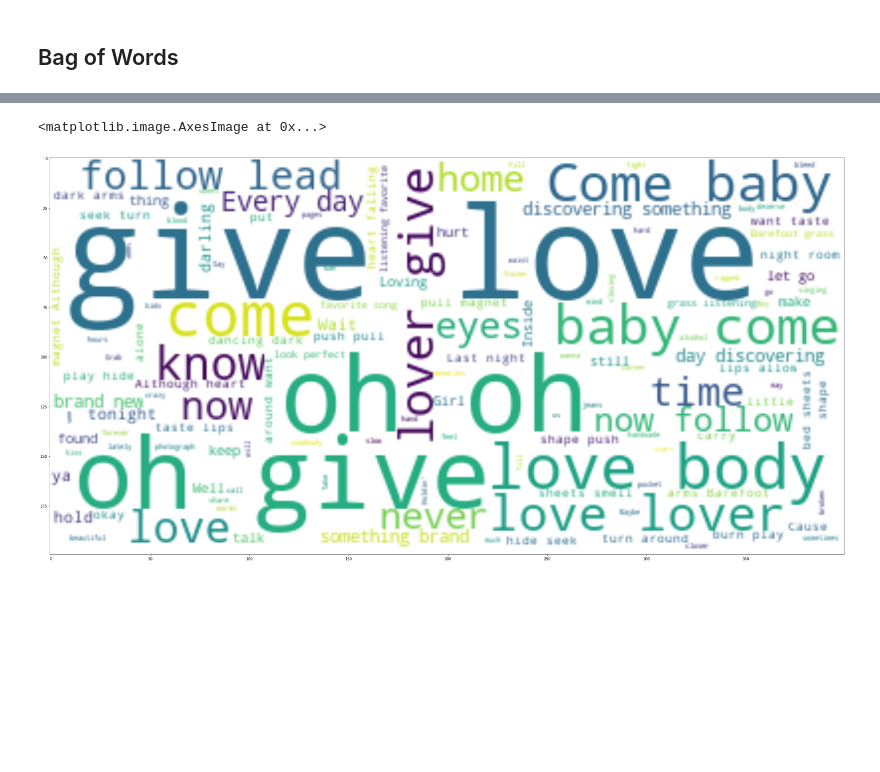
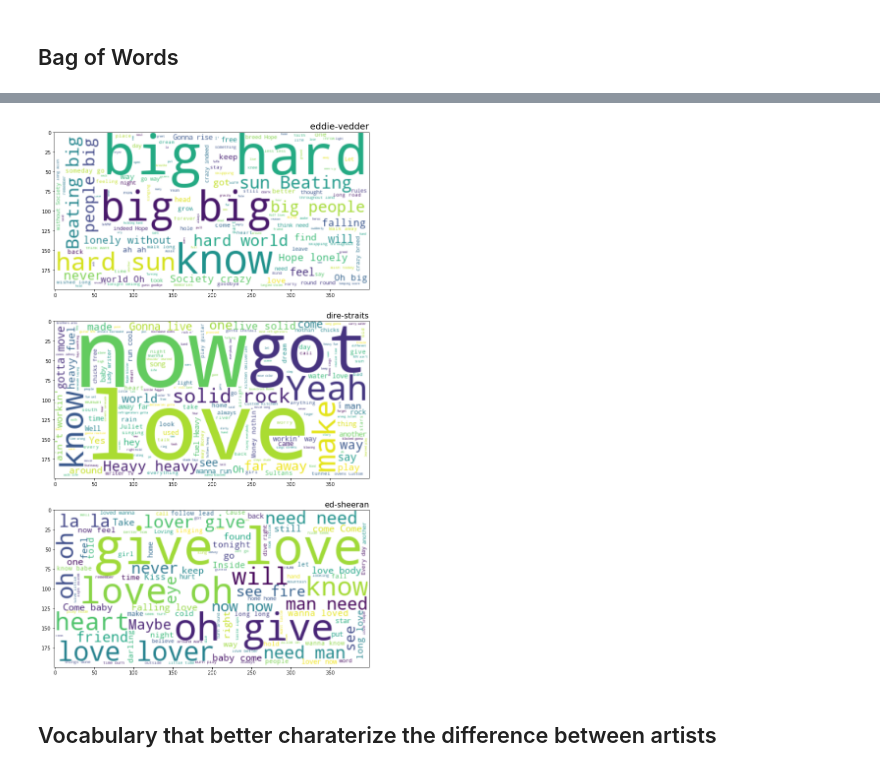
Before and after one commit to mapoliveira/data_science_demo, a Jupyter notebook: tutorials/lyricsContent.ipynb, the cells around one changed output, grey strips where cells are left out. Cells and saved outputs as stored; diff of their text form; code cells hidden in the pictures; blank space fills up the shorter version.

Commit message:
new functionalities in analysing lyrics

```diff
--- a/tutorials/lyricsContent.ipynb
+++ b/tutorials/lyricsContent.ipynb
@@ -22,5 +22,5 @@ Done!
 # %% [markdown]
 For each artist, collect all words across all song lyrics:
 # %%
-lyrics4Artists = getLyrics4Artists(songs4Artists) # by default (numSongs = 5 | location = 'online')
+lyrics4Artists = getLyrics4Artists(songs4Artists, numSongs = 20) # by default (numSongs = 5 | location = 'online')
 # %% [output]
@@ -89,7 +73,24 @@ plt.imshow(wordcloud2, interpolation='bilinear')
-# %%
-wordcloud3 = wordcloud.WordCloud(background_color="white", max_words=2000, contour_color='steelblue').generate(allWordsEdSheeran)
-plt.figure(num = None, figsize = (40,40))
-plt.imshow(wordcloud3, interpolation='bilinear')
-# %% [output]
-<matplotlib.image.AxesImage at 0x...>
-[figure, removed]
+# %%
+import wordcloud
+import matplotlib.pyplot as plt
+plt.figure(num = None, figsize = (20,20))
+
+wordcloud1 = wordcloud.WordCloud(background_color="white", max_words=2000, contour_color='steelblue').generate(allWordsEddieVedder)
+plt.subplot(3,1,1)
+plt.title('eddie-vedder', fontsize=18, loc='right')
+plt.imshow(wordcloud1, interpolation='bilinear')
+
+wordcloud2 = wordcloud.WordCloud(background_color="white", max_words=2000, contour_color='steelblue').generate(allWordsDireStraits)
+plt.subplot(3,1,2)
+plt.title('dire-straits', fontsize=16, loc='right')
+plt.imshow(wordcloud2, interpolation='bilinear')
+
+wordcloud3 = wordcloud.WordCloud(background_color="white", max_words=2000, contour_color='steelblue').generate(allWordsEdSheeran)
+plt.subplot(3,1,3)
+plt.title('ed-sheeran', fontsize=16, loc='right')
+plt.imshow(wordcloud3, interpolation='bilinear')
+plt.show()
+# %% [output]
+[figure, added]
+# %% [markdown]
+## Vocabulary that better charaterize the difference between artists
```
Also changed, not shown: parts of 8 cells of this notebook, 1 other file.
